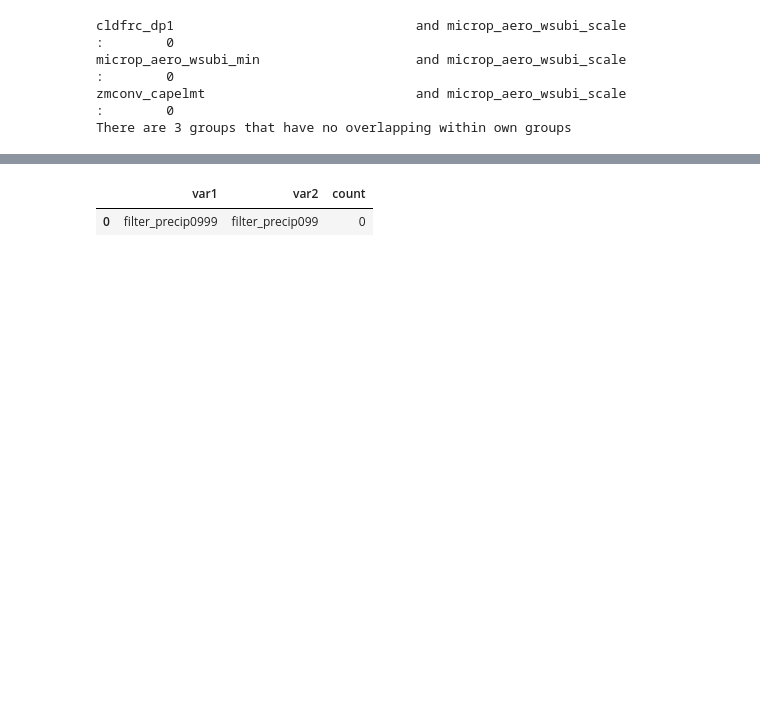
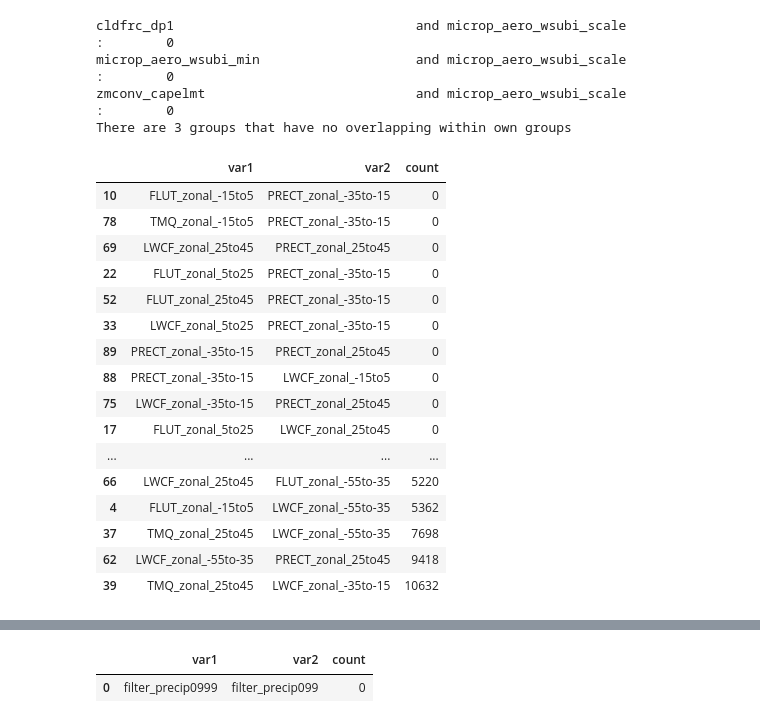
Before and after one commit to yiqioyang/proj2dhullsampler, a Jupyter notebook: notebooks/implementation.ipynb, the cells around one changed output, grey strips where cells are left out. Drawn from its saved outputs; the diff is of its cells as text; code cells hidden in the pictures; blank space fills up the shorter version.

```diff
--- a/notebooks/implementation.ipynb
+++ b/notebooks/implementation.ipynb
@@ -51,3 +34,26 @@ cldfrc_dp1                               and microp_aero_wsubi_scale
 microp_aero_wsubi_min                    and microp_aero_wsubi_scale                 :        0
 zmconv_capelmt                           and microp_aero_wsubi_scale                 :        0
 There are 3 groups that have no overlapping within own groups
+# %%
+
+tt = pd.concat(list(summary2d.values()), axis = 0).sort_values(by='count')
+tt = tt[tt['count']< 20000]
+tt
+# %% [output]
+|  | var1 | var2 | count |
+| 10 | FLUT_zonal_-15to5 | PRECT_zonal_-35to-15 | 0 |
+| 78 | TMQ_zonal_-15to5 | PRECT_zonal_-35to-15 | 0 |
+| 69 | LWCF_zonal_25to45 | PRECT_zonal_25to45 | 0 |
+| 22 | FLUT_zonal_5to25 | PRECT_zonal_-35to-15 | 0 |
+| 52 | FLUT_zonal_25to45 | PRECT_zonal_-35to-15 | 0 |
+| 33 | LWCF_zonal_5to25 | PRECT_zonal_-35to-15 | 0 |
+| 89 | PRECT_zonal_-35to-15 | PRECT_zonal_25to45 | 0 |
+| 88 | PRECT_zonal_-35to-15 | LWCF_zonal_-15to5 | 0 |
+| 75 | LWCF_zonal_-35to-15 | PRECT_zonal_25to45 | 0 |
+| 17 | FLUT_zonal_5to25 | LWCF_zonal_25to45 | 0 |
+| ... | ... | ... | ... |
+| 66 | LWCF_zonal_25to45 | FLUT_zonal_-55to-35 | 5220 |
+| 4 | FLUT_zonal_-15to5 | LWCF_zonal_-55to-35 | 5362 |
+| 37 | TMQ_zonal_25to45 | LWCF_zonal_-55to-35 | 7698 |
+| 62 | LWCF_zonal_-55to-35 | PRECT_zonal_25to45 | 9418 |
+| 39 | TMQ_zonal_25to45 | LWCF_zonal_-35to-15 | 10632 |
```
Also changed, not shown: parts of 3 cells of this notebook, 1 other file.
